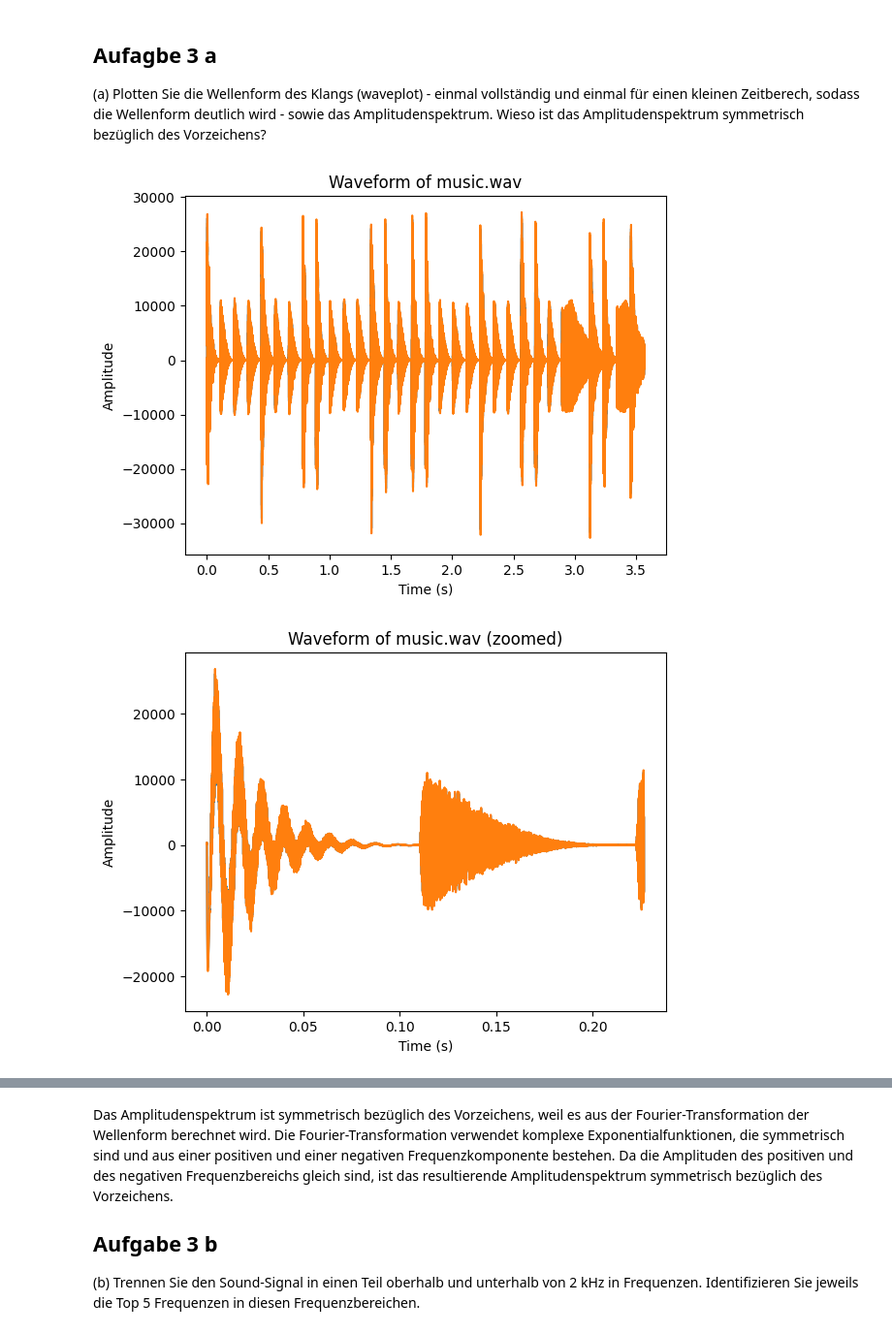
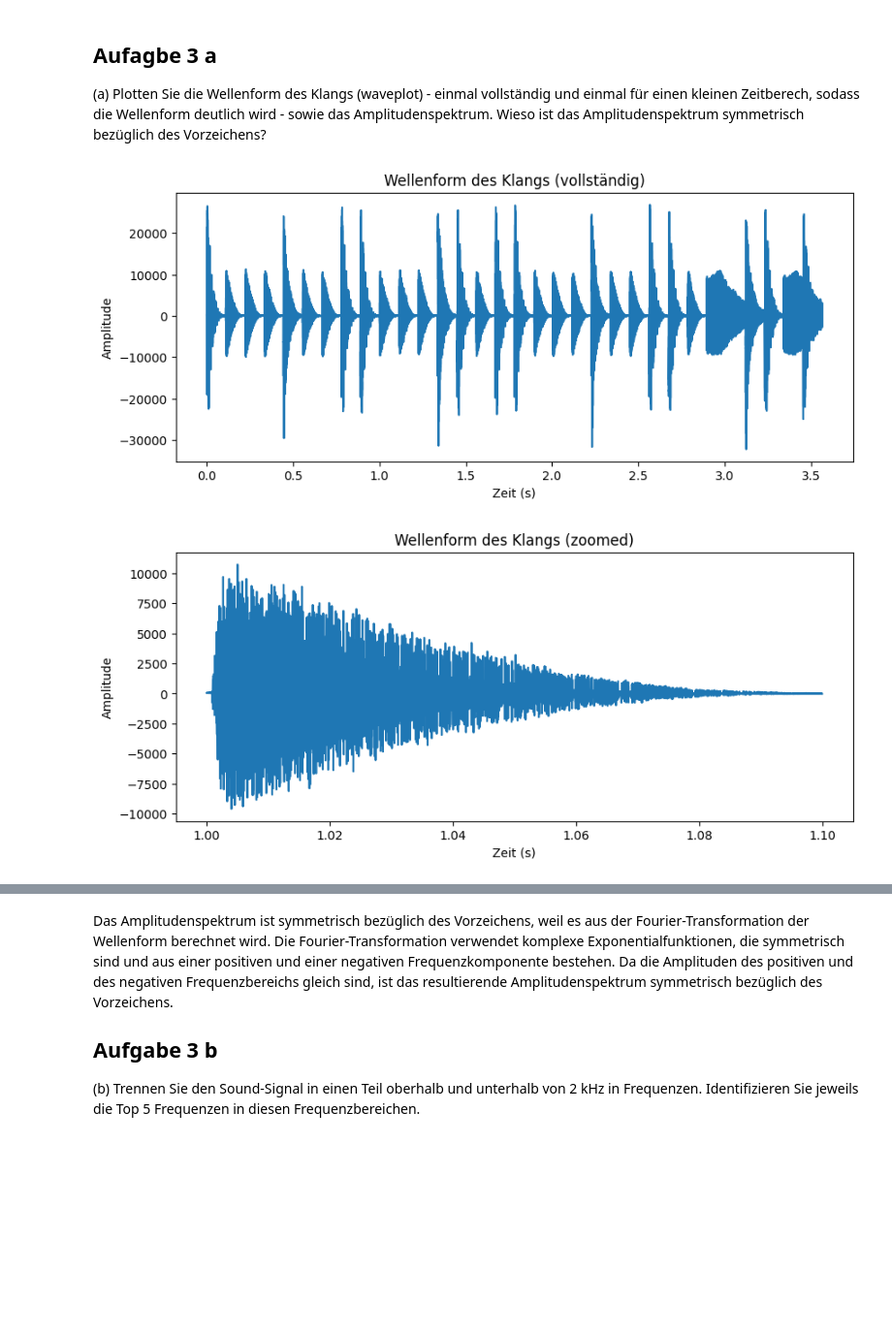
Before and after one commit to 7ben18/fhnw-vta-Vertiefende-Themen-der-Analysis, a Jupyter notebook: minichallenge2/vta-mc2.ipynb, the cells around one changed output, grey strips where cells are left out. Shown at 97% size. Drawn from its saved outputs; the diff is of its cells as text; code cells hidden in the pictures; blank space fills up the shorter version.

```diff
--- a/minichallenge2/vta-mc2.ipynb
+++ b/minichallenge2/vta-mc2.ipynb
@@ -365,43 +502,58 @@ zB die fft routine von numpy oder scipy sowie das librosa und soundfile paket ve
 kleinen Zeitberech, sodass die Wellenform deutlich wird - sowie das Amplitudenspektrum.
 Wieso ist das Amplitudenspektrum symmetrisch bezüglich des Vorzeichens?
 # %%
-# CODE
+#CODE von chatGPT
+
 import numpy as np
 import matplotlib.pyplot as plt
 from scipy.io import wavfile
 
-# Laden der Audiodatei
-sample_rate, data = wavfile.read('data/music.wav')
+# Sounddatei einlesen
+sample_rate, stereo_data = wavfile.read('data/music.wav')
 
-# Berechnen der Zeitachse
-time = np.arange(0, len(data)) / sample_rate
+# Kanäle kombinieren
+data = np.mean(stereo_data, axis=1)
 
-# Plot der vollständigen Wellenform
-# plt.figure(figsize=(14,5))
+# Zeitachse erstellen
+duration = len(data) / sample_rate
+time = np.linspace(0, duration, len(data))
+
+# Wellenform plotten (vollständig)
+plt.figure(figsize=(10, 4))
 plt.plot(time, data)
-plt.xlabel('Time (s)')
+plt.title('Wellenform des Klangs (vollständig)')
+plt.xlabel('Zeit (s)')
 plt.ylabel('Amplitude')
-plt.title('Waveform of music.wav')
 plt.show()
 
-# Plot der Wellenform für einen kleinen Zeitbereich
-# plt.figure(figsize=(14,5))
-plt.plot(time[:10000], data[:10000])
-plt.xlabel('Time (s)')
+# Kleinen Zeitbereich auswählen
+start_time = 1.0  # Startzeitpunkt (in Sekunden)
+end_time = 1.1  # Endzeitpunkt (in Sekunden)
+start_index = int(start_time * sample_rate)
+end_index = int(end_time * sample_rate)
+zoomed_data = data[start_index:end_index]
+zoomed_time = time[start_index:end_index]
+
+# Wellenform plotten (zoomed)
+plt.figure(figsize=(10, 4))
+plt.plot(zoomed_time, zoomed_data)
+plt.title('Wellenform des Klangs (zoomed)')
+plt.xlabel('Zeit (s)')
 plt.ylabel('Amplitude')
-plt.title('Waveform of music.wav (zoomed)')
 plt.show()
 
-# Berechnen des Amplitudenspektrums
-frequencies, amplitudes = np.fft.fftfreq(len(data), d=1/sample_rate), np.abs(np.fft.fft(data))
+# Amplitudenspektrum berechnen und plotten
+spectrum = np.fft.fft(data)
+frequencies = np.fft.fftfreq(len(data), 1 / sample_rate)
+positive_frequencies = frequencies[:len(frequencies) // 2]
+spectrum_magnitude = np.abs(spectrum[:len(spectrum) // 2])
 
-# Plot des Amplitudenspektrums
-# plt.figure(figsize=(14,5))
-plt.plot(frequencies[:len(frequencies)//2], amplitudes[:len(amplitudes)//2])
-plt.xlabel('Frequency (Hz)')
-plt.ylabel('Amplitude')
-plt.title('Amplitude Spectrum of music.wav')
+plt.figure(figsize=(10, 4))
+plt.plot(positive_frequencies, spectrum_magnitude)
+plt.title('Amplitudenspektrum')
+plt.xlabel('Frequenz (Hz)')
+plt.ylabel('Magnitude')
 plt.show()
 # %% [output]
-[figure, old version]
+[figure, new version]
-[figure, old version]
+[figure, new version]
```
Also changed, not shown: parts of 19 cells of this notebook, 3 other files.
